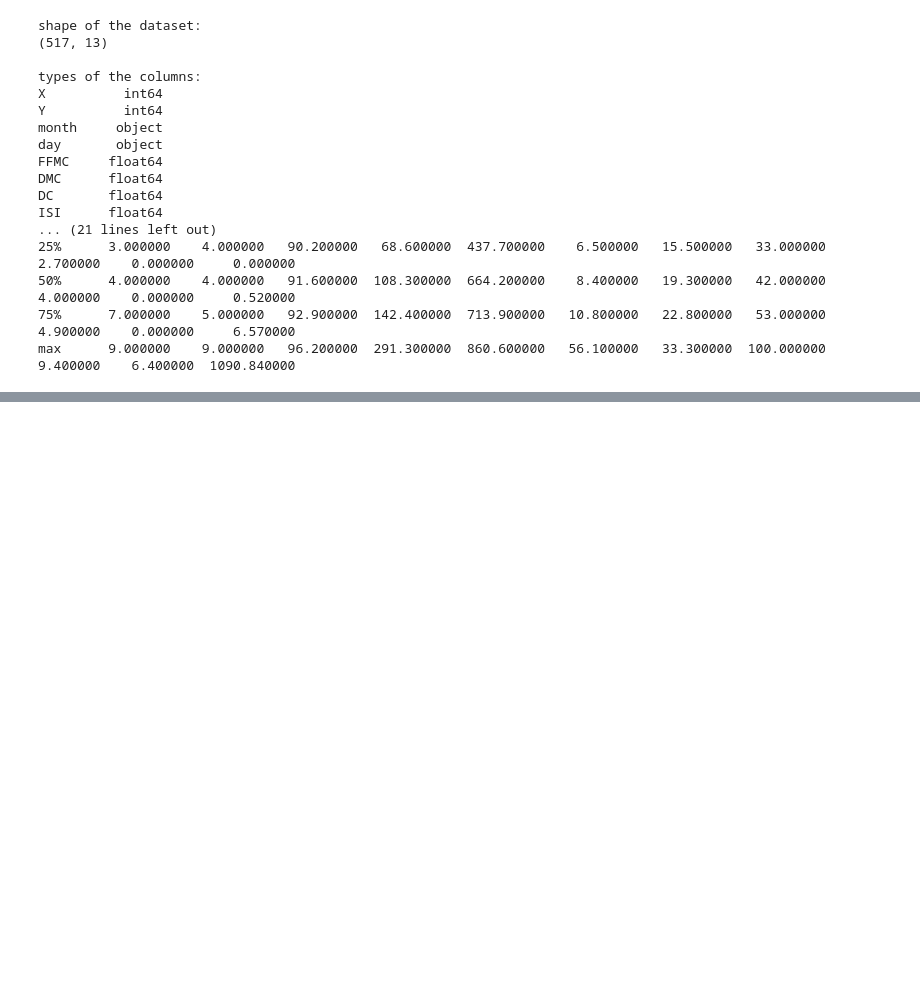
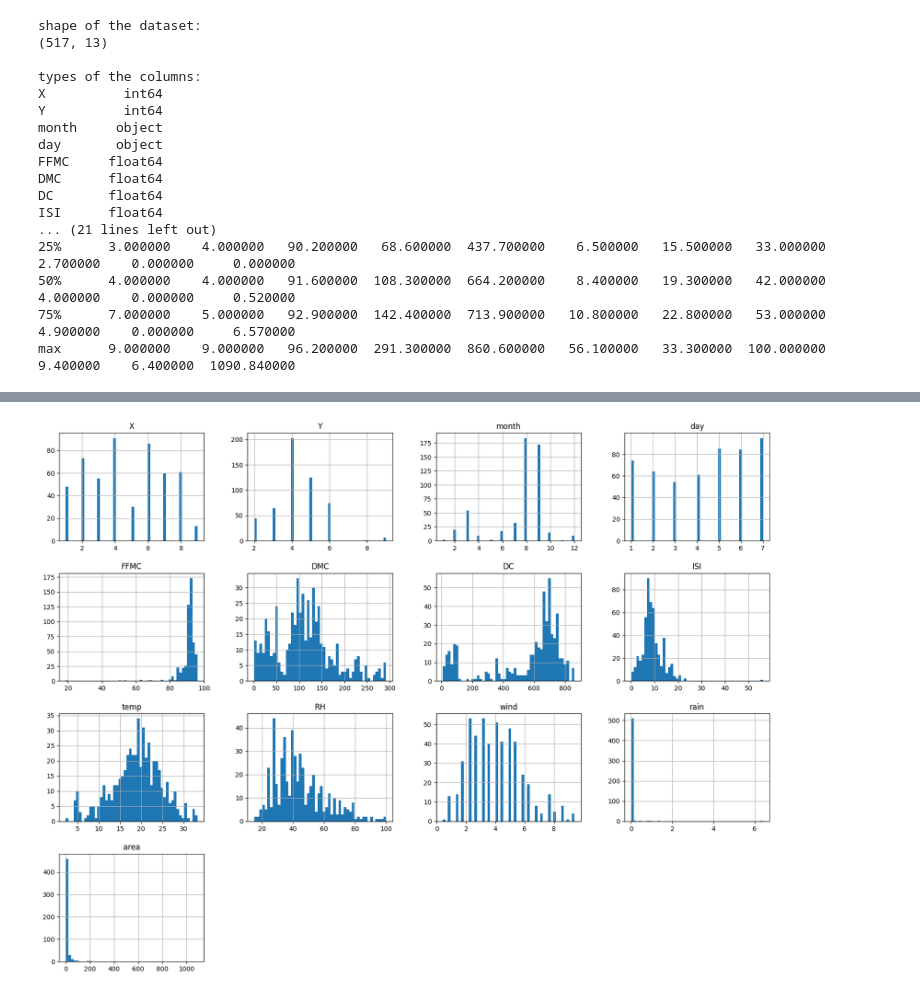
Before and after one commit to trayanm/learn_ai, a Jupyter notebook: Building-Your-First-Machine-Learning-Solution/code.ipynb, the cells around one changed output, grey strips where cells are left out. Saved outputs shown, nothing was run; the diff lists cells and outputs as text; code cells hidden in the pictures; blank space fills up the shorter version.

```diff
--- a/Building-Your-First-Machine-Learning-Solution/code.ipynb
+++ b/Building-Your-First-Machine-Learning-Solution/code.ipynb
@@ -81,0 +100,28 @@ max      9.000000    9.000000   96.200000  291.300000  860.600000   56.100000
+# %%
+# convert month and day to categorical
+df.month.replace({
+    "jan": 1,
+    "feb": 2,
+    "mar": 3,
+    "apr": 4,
+    "may": 5,
+    "jun": 6,
+    "jul": 7,
+    "aug": 8,
+    "sep": 9,
+    "oct": 10,
+    "nov": 11,
+    "dec": 12
+}, inplace=True)
+
+df.day.replace({
+    "mon": 1,
+    "tue": 2,
+    "wed": 3,
+    "thu": 4,
+    "fri": 5,
+    "sat": 6,
+    "sun": 7
+}, inplace=True)
+
+df.head()
@@ -81,0 +135,7 @@ max      9.000000    9.000000   96.200000  291.300000  860.600000   56.100000
+# %%
+# histogram
+import matplotlib.pyplot as plt
+df.hist(bins=50, figsize=(20, 15))
+plt.show()
+# %% [output]
+[figure, added]
```
Also changed, not shown: parts of 3 cells of this notebook.
